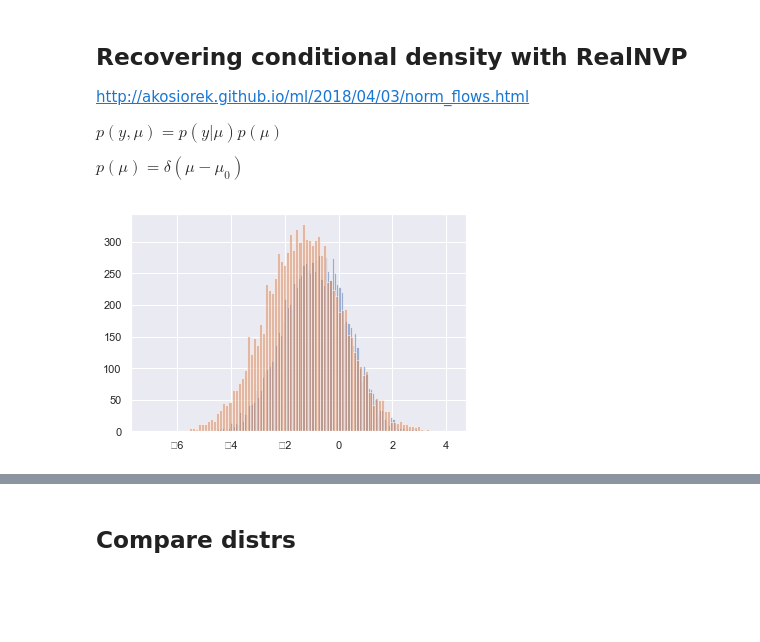
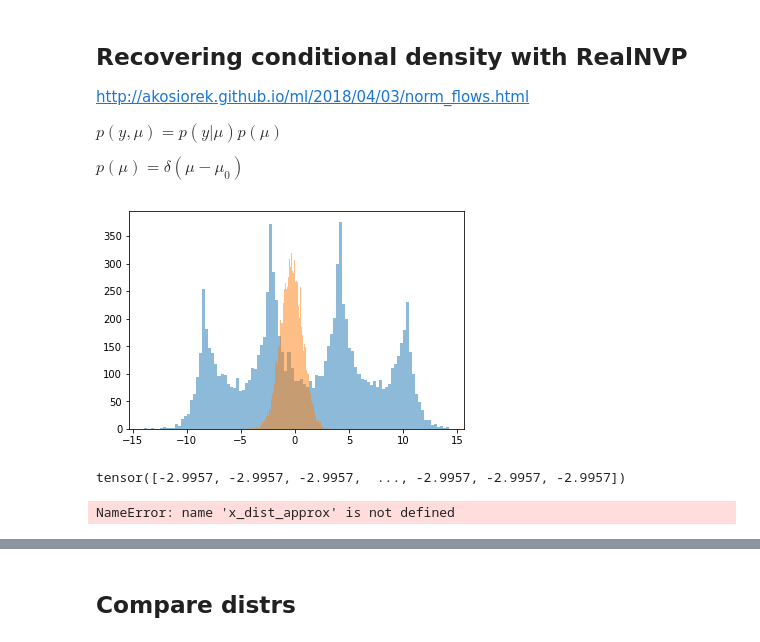
Before and after one commit to SchattenGenie/diff-surrogate, a Jupyter notebook: real_nvp_baseline.ipynb, the cells around one changed output, grey strips where cells are left out. Drawn from its saved outputs; the diff is of its cells as text; code cells hidden in the pictures; blank space fills up the shorter version.

```diff
--- a/real_nvp_baseline.ipynb
+++ b/real_nvp_baseline.ipynb
@@ -54,50 +61,57 @@ NUM_COUPLIN = 5
 # %%
 nets = lambda: nn.Sequential(*
-                             [nn.Linear(dimX, NUM_NEURONS), nn.Tanh()] +
-                             list(chain.from_iterable([[nn.Linear(NUM_NEURONS, NUM_NEURONS), nn.Tanh()] for _ in range(NUM_LAYERS)])) +
+                             [nn.Linear(dimX, NUM_NEURONS), nn.LeakyReLU()] +
+                             list(chain.from_iterable([[nn.Linear(NUM_NEURONS, NUM_NEURONS), nn.LeakyReLU()] for _ in range(NUM_LAYERS)])) +
                              [nn.Linear(NUM_NEURONS, dimX)]
                             )
 nett = lambda: nn.Sequential(*
                              [nn.Linear(dimX, NUM_NEURONS), nn.Tanh()] +
-                             list(chain.from_iterable([[nn.Linear(NUM_NEURONS, NUM_NEURONS), nn.Tanh()] for _ in range(NUM_LAYERS)])) +
+                             list(chain.from_iterable([[nn.Linear(NUM_NEURONS, NUM_NEURONS), nn.LeakyReLU()] for _ in range(NUM_LAYERS)])) +
                              [nn.Linear(NUM_NEURONS, dimX)]
                             )
 # %%
-dimX = 2
+dimX = 3
 
 masks = []
 for i in range(NUM_COUPLIN):
-    masks.append(torch.fmod(torch.arange(2, dtype=torch.float32) + i, 2))
+    masks.append(torch.fmod(torch.arange(dimX - 1, -1, -1, dtype=torch.float32) + i, 2))
 masks = torch.stack(masks, dim=0).to(device)
 # %%
 class CondPrior:
-    def __init__(self, mu_dist):
-        self.mu_dist = mu_dist
+    def __init__(self, y_sampler):
+        self.y_sampler = y_sampler
         self.independent = dist.Normal(loc=torch.tensor(0.).to(device), scale=torch.tensor(1.).to(device))
 
     def log_prob(self, x):
-        mu = pyro.sample('mu', self.mu_dist)
+        mu = pyro.sample('mu', self.y_sampler.mu_dist)
+        X = pyro.sample('X', self.y_sampler.x_dist)
         mu_dist_approx = dist.Normal(loc=mu.to(device), scale=torch.tensor(0.01).to(device))
-        log_prob = self.independent.log_prob(x[:, 0]) + mu_dist_approx.log_prob(x[:, 1])
+        # x_dist_approx = dist.Normal(loc=X.to(device), scale=torch.tensor(0.01).to(device))
+        print(y_sampler.x_dist.log_prob(x[:, 2].cpu()))
+        log_prob = self.independent.log_prob(x[:, 0]) + mu_dist_approx.log_prob(x[:, 1]) + x_dist_approx.log_prob(x[:, 2])
         return log_prob
 
     def sample(self, batchSize):
-        z = torch.stack([self.independent.sample([batchSize]), pyro.sample('mu', self.mu_dist)]).t()
+        z = torch.stack([self.independent.sample([batchSize]),
+                         pyro.sample('mu', self.y_sampler.mu_dist).to(device),
+                         pyro.sample('X', self.y_sampler.x_dist).to(device)]).t()
         return z
 # %%
-prior = CondPrior(mu_dist)
+prior = CondPrior(y_sampler)
 # %%
 flow = RealNVP(nets, nett, masks, prior).to(device)
 # %%
-with pyro.condition(data={"mu": mu_dist.v.repeat(10000).detach().to(device)}):
-    samples = y_sample()
+with pyro.condition(data={"X": dist.Uniform(-10, 10).sample([10000]),
+                          "mu": torch.tensor(0.).repeat(10000).detach()}):
+    samples = y_sampler.sample()
 plt.hist(samples.detach().cpu().numpy(), bins=100, alpha=0.5);
 
-with pyro.condition(data={"mu": mu_dist.v.repeat(10000).detach().to(device)}):
+with pyro.condition(data={"X": dist.Uniform(-10, 10).sample([10000]),
+                          "mu": torch.tensor(0.).repeat(10000).detach()}):
     samples = flow.sample(10000)[:, 0]
 plt.hist(samples.detach().cpu().numpy(), bins=100, alpha=0.5);
 # %% [output]
-[figure, old version]
+[figure, new version]
 # %%
 def reg_foo(parameters):
     return sum([param.norm() for param in parameters])
@@ -110,2 +125,8 @@ with pyro.condition(data={"mu": mus}):
+# %%
+with pyro.condition(data={"mu": mus, 'X': Xs}):
+    flow.log_prob(data)
+# %% [output]
+tensor([-2.9957, -2.9957, -2.9957,  ..., -2.9957, -2.9957, -2.9957])
+NameError: name 'x_dist_approx' is not defined
 # %%
 from sklearn import datasets
```
Also changed, not shown: parts of 7 cells of this notebook.
